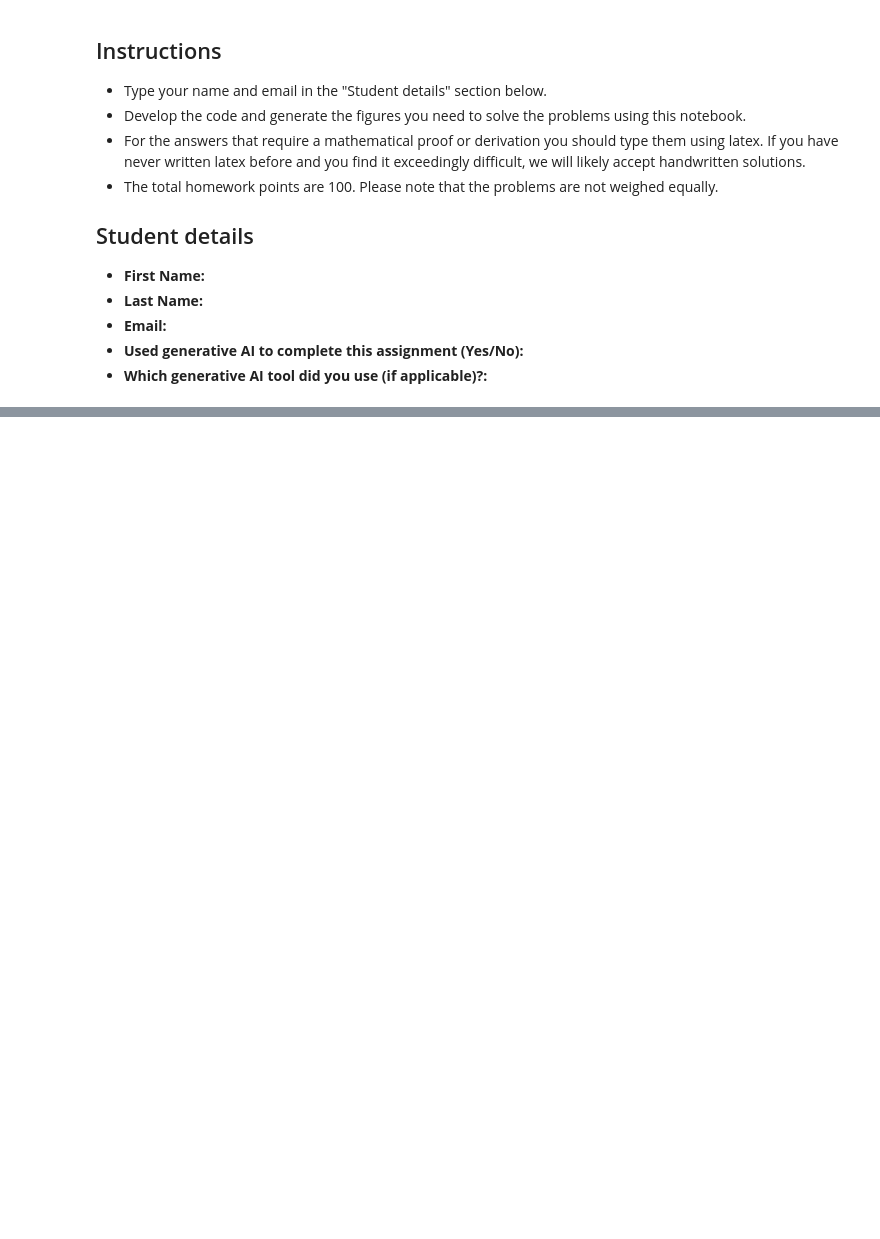
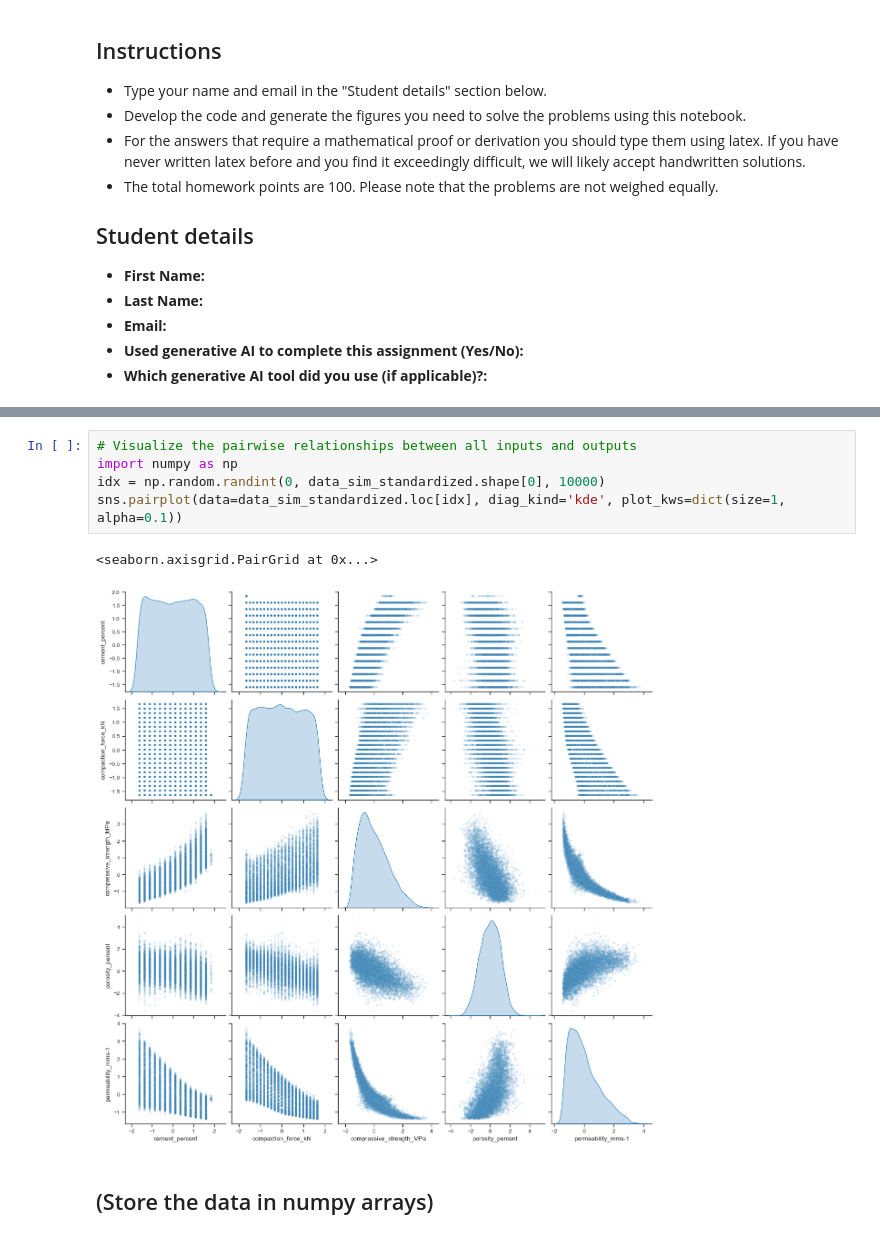
Before and after one commit to PredictiveScienceLab/advanced-scientific-machine-learning, a Jupyter notebook: book/homework/04_homework.ipynb, the cells around one changed output, grey strips where cells are left out. Saved outputs shown, nothing was run; the diff lists cells and outputs as text; blank space fills up the shorter version.

```diff
--- a/book/homework/04_homework.ipynb
+++ b/book/homework/04_homework.ipynb
@@ -32,0 +111,10 @@ sns.set_style("ticks");
+# %%
+# Visualize the pairwise relationships between all inputs and outputs
+import numpy as np
+idx = np.random.randint(0, data_sim_standardized.shape[0], 10000)
+sns.pairplot(data=data_sim_standardized.loc[idx], diag_kind='kde', plot_kws=dict(size=1, alpha=0.1))
+# %% [output]
+<seaborn.axisgrid.PairGrid at 0x...>
+[figure, added]
+# %% [markdown]
+## (Store the data in numpy arrays)
```
Also changed, not shown: parts of 12 cells of this notebook.
